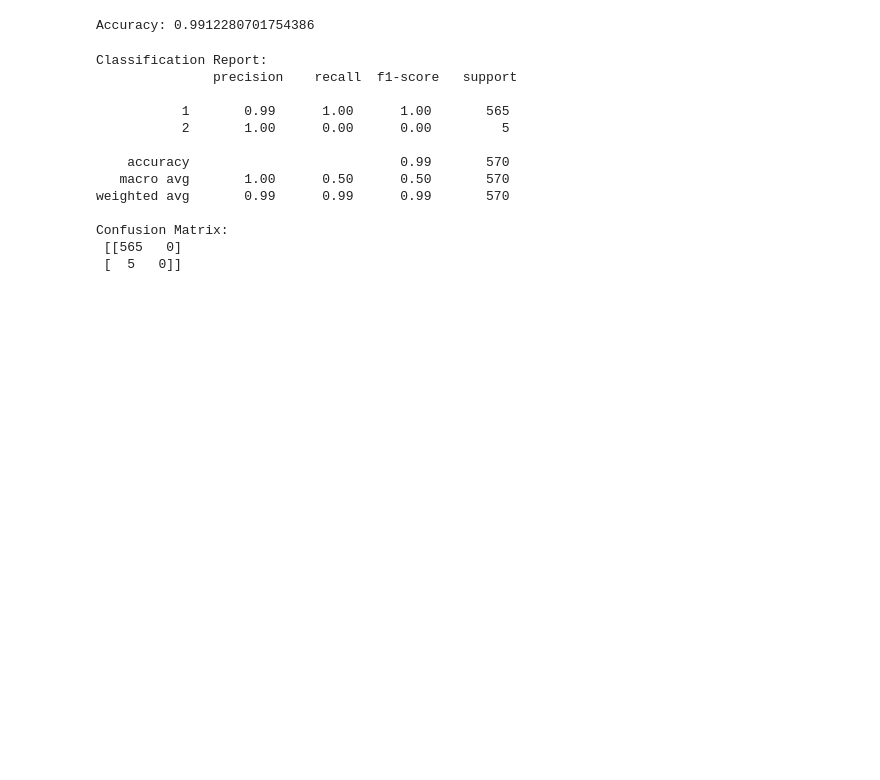
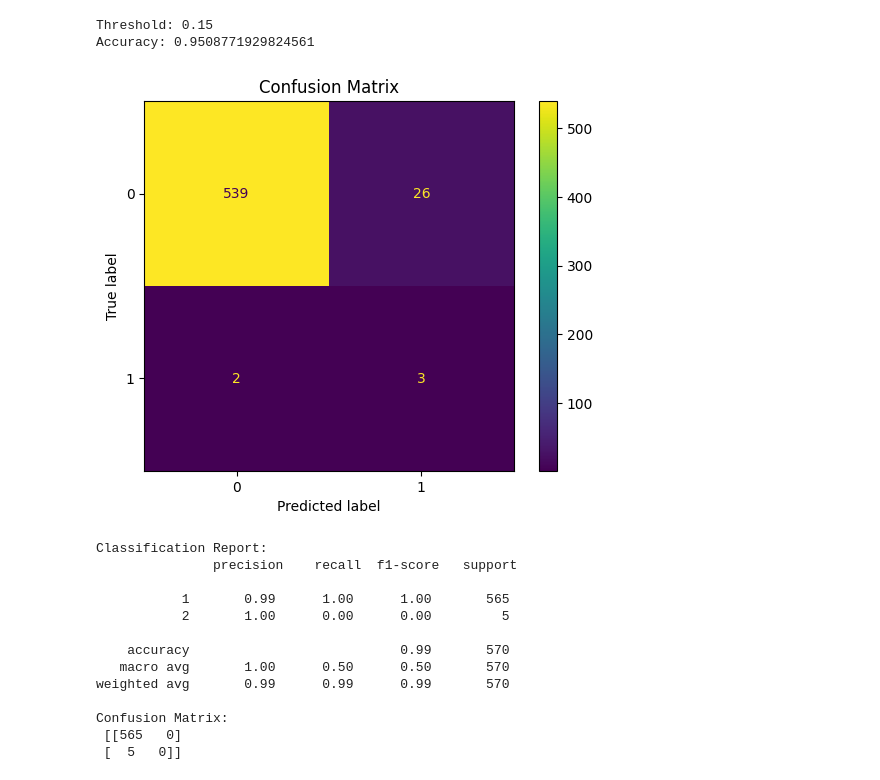
Before and after one commit to MikeFalkov/exoplanetDSA230, a Jupyter notebook: model_test.ipynb, the cells around one changed output. Cells and saved outputs as stored; diff of their text form; code cells hidden in the pictures; blank space fills up the shorter version.

Commit message:
add threshold to model

```diff
--- a/model_test.ipynb
+++ b/model_test.ipynb
@@ -71,3 +88,20 @@ Confusion Matrix:
+# %%
+# Predict probs
+y_prob = model.predict_proba(X_test_scaled)[:, 1]  # Probability for class `1`
+
+# Apply threshold
+threshold = 0.15
+y_pred_adjusted = (y_prob >= threshold)
+
+# Evaluate
+print("Threshold:", threshold)
+print("Accuracy:", accuracy_score(y_test, y_pred_adjusted))
+# print("Confusion Matrix:\n", confusion_matrix(y_test, y_pred_adjusted))
+plot_confusion_matrix(y_test, y_pred_adjusted)
+# %% [output]
+Threshold: 0.15
+Accuracy: 0.9508771929824561
+[figure, added]
 # %%
 from sktime.classification.interval_based import TimeSeriesForestClassifier
 from sktime.datatypes._panel._convert import from_2d_array_to_nested
@@ -96,9 +130,15 @@ clf.fit(x_train_nested, y_train)
 y_pred = clf.predict(x_test_nested)
 accuracy = accuracy_score(y_test, y_pred)
 
-print(f"Accuracy: {accuracy}")
+# print(f"Accuracy: {accuracy}")
+
+print("*"*50)
+print("Accuracy:", accuracy_score(y_test, y_pred))
+print("*"*50)
+print("\nClassification Report:\n", classification_report(y_test, y_pred, zero_division=1))
+print("*"*50)
+print("Confusion Matrix:\n", confusion_matrix(y_test, y_pred))
+# print("-"*50)
-# %% [output]
-Accuracy: 0.9912280701754386
 # %%
 from sklearn.metrics import accuracy_score, classification_report, confusion_matrix
 
```
Also changed, not shown: parts of 4 cells of this notebook, 2 other files.
